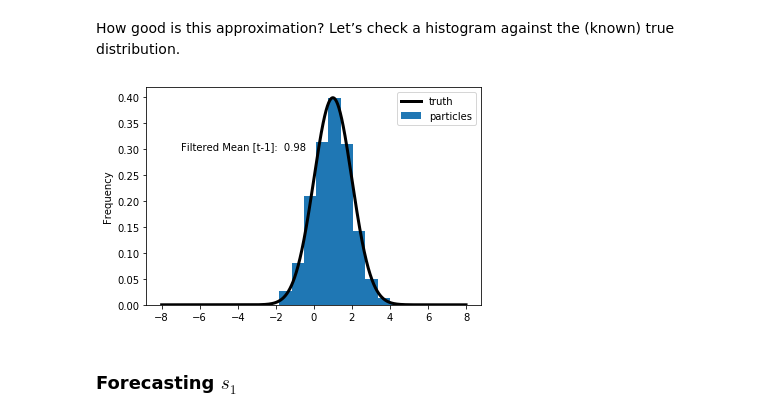
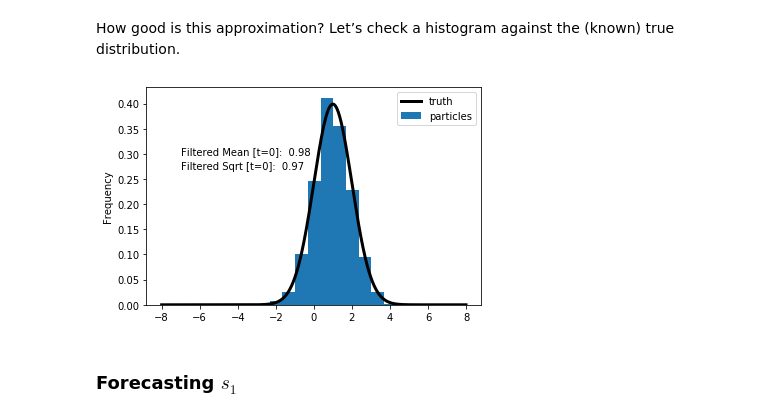
Before and after one commit to MacroFinanceHub/bank-of-colombia-smc, a Jupyter notebook: notebooks/simple-introduction-the-particle-filter.ipynb, the cells around one changed output. Cells and saved outputs as stored; diff of their text form; code cells hidden in the pictures.

```diff
--- a/notebooks/simple-introduction-the-particle-filter.ipynb
+++ b/notebooks/simple-introduction-the-particle-filter.ipynb
@@ -30,22 +30,24 @@ Let&rsquo;s set up a particle approximation to the distribution
   $p(s_0)$, by drawing $M$ times from a Normal(1,1) distribution.
 # %%
 M = 1000
-st_1 = norm.rvs(size=M, loc=1)
-Wt_1 = np.ones((M))
+st_0 = norm.rvs(size=M, loc=1)
+Wt_0 = np.ones((M))
 # %% [markdown]
 How good is this approximation?  Let&rsquo;s check a histogram against
    the (known) true distribution.
 # %%
-str1 = 'Filtered Mean [t-1]: %5.2f' % np.mean(st_1 * Wt_1)
+str1 = 'Filtered Mean [t=0]: %5.2f' % np.mean(st_0 * Wt_0)
+str2 = 'Filtered Sqrt [t=0]: %5.2f' % np.sqrt(np.mean( ((st_0 * Wt_0) - np.mean(st_0 * Wt_0))**2 ))
 
-ax=p.Series(st_1).plot(kind='hist',density=True)#, linewidth=3)
+ax=p.Series(st_0).plot(kind='hist',density=True)#, linewidth=3)
 ax.annotate(str1, (-7,0.3))
+ax.annotate(str2, (-7,0.27))
 # the truth
 grid = np.linspace(-8,8,1000)
 ax.plot(grid, norm.pdf(grid,loc=1), linewidth=3, color='black')
 ax.legend(['truth','particles']);
 # %% [output]
-[figure, old version]
+[figure, new version]
 # %% [markdown]
 ### Forecasting $s_1$
 # %% [markdown]
```
Also changed, not shown: parts of 6 cells of this notebook, 1 other file.
